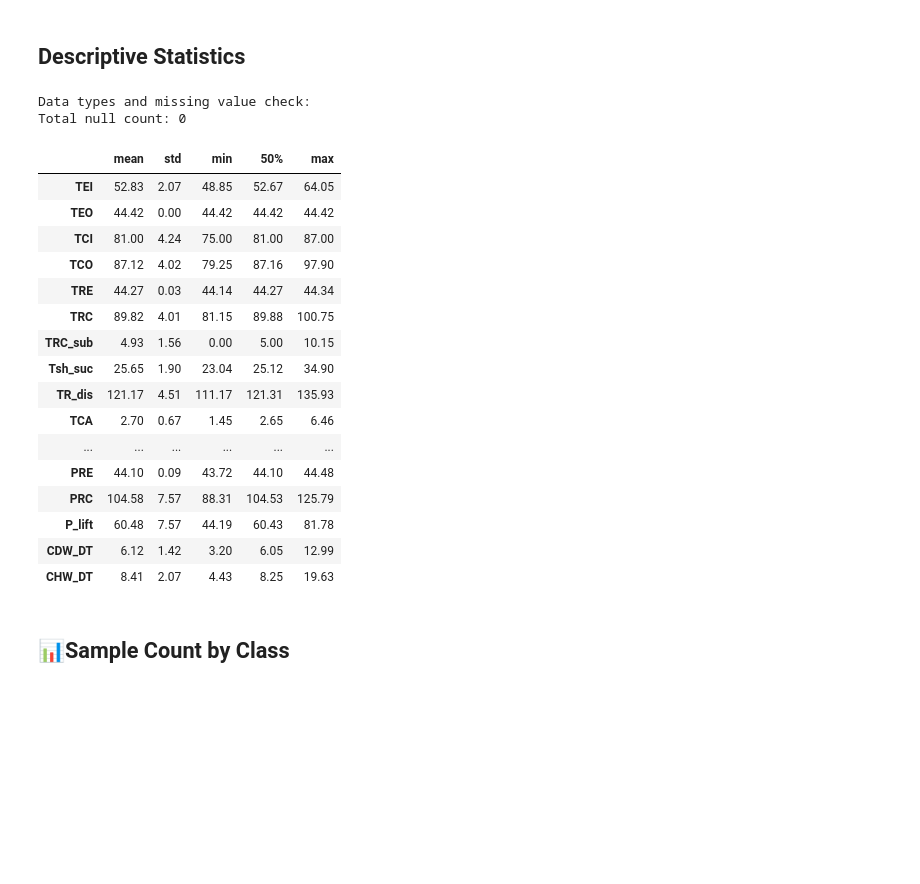
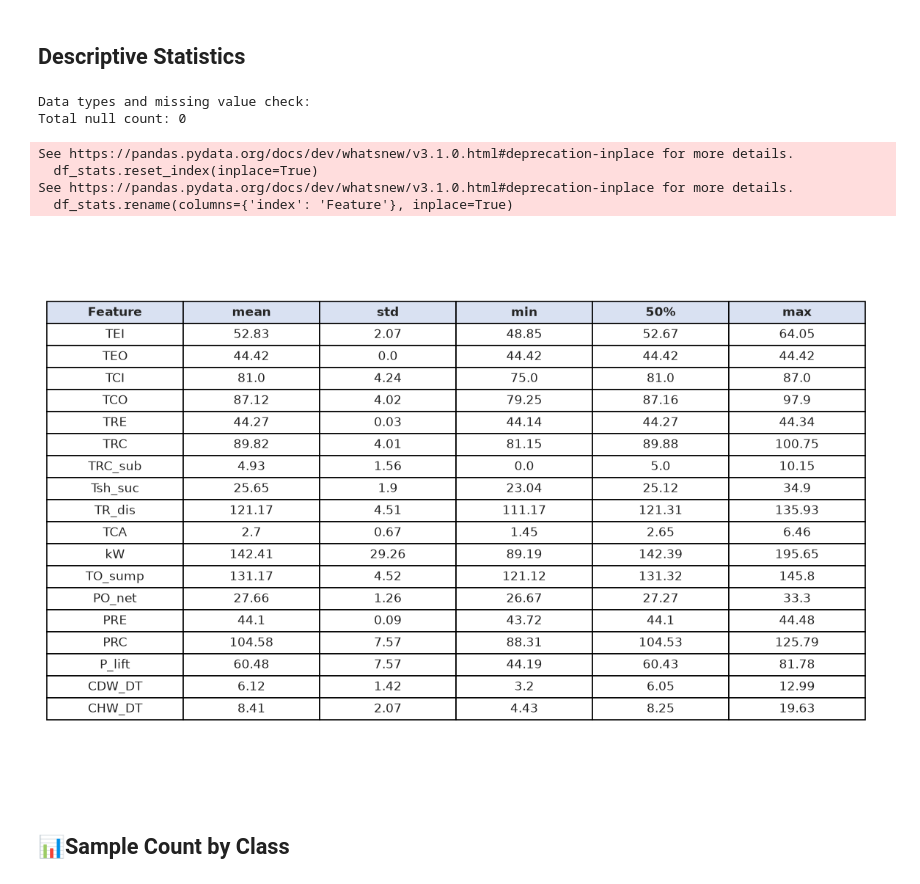
Before and after one commit to HenriqueOliveira2007/eda-chiller-fault-detection-diagnostics-dataset, a Jupyter notebook: analysis.ipynb, the cells around one changed output. Saved outputs shown, nothing was run; the diff lists cells and outputs as text; code cells hidden in the pictures; blank space fills up the shorter version.

```diff
--- a/analysis.ipynb
+++ b/analysis.ipynb
@@ -151,34 +176,48 @@ df
 # %%
 FEATURE_COLS = [
     'TEI', 'TEO', 'TCI', 'TCO', 'TRE', 'TRC', 'TRC_sub', 'Tsh_suc',
     'TR_dis', 'TCA', 'kW', 'TO_sump', 'PO_net', 'PRE', 'PRC', 'P_lift',
     'CDW_DT', 'CHW_DT'
 ]
 
 print("Data types and missing value check:")
 null_counts = df[FEATURE_COLS].isnull().sum()
 print(f"Total null count: {null_counts.sum()}")
-df[FEATURE_COLS].describe().T[['mean', 'std', 'min', '50%', 'max']].round(2)
+
+df_stats = df[FEATURE_COLS].describe().T[['mean', 'std', 'min', '50%', 'max']].round(2)
+
+df_stats.reset_index(inplace=True)
+df_stats.rename(columns={'index': 'Feature'}, inplace=True)
+
+fig, ax = plt.subplots(figsize=(10, 8))
+ax.axis('tight')
+ax.axis('off')
+
+tabela = ax.table(
+    cellText=df_stats.values,
+    colLabels=df_stats.columns,
+    cellLoc='center',
+    loc='center'
+)
+
+tabela.auto_set_font_size(False)
+tabela.set_fontsize(10)
+tabela.scale(1.2, 1.5)
+
+for (row, col), cell in tabela.get_celld().items():
+    if row == 0:
+        cell.set_text_props(weight='bold')
+        cell.set_facecolor('#d9e1f2')
+
+plt.savefig('descriptive.png', bbox_inches='tight', dpi=300)
 # %% [output]
 Data types and missing value check:
 Total null count: 0
-|  | mean | std | min | 50% | max |
-| TEI | 52.83 | 2.07 | 48.85 | 52.67 | 64.05 |
-| TEO | 44.42 | 0.00 | 44.42 | 44.42 | 44.42 |
-| TCI | 81.00 | 4.24 | 75.00 | 81.00 | 87.00 |
-| TCO | 87.12 | 4.02 | 79.25 | 87.16 | 97.90 |
-| TRE | 44.27 | 0.03 | 44.14 | 44.27 | 44.34 |
-| TRC | 89.82 | 4.01 | 81.15 | 89.88 | 100.75 |
-| TRC_sub | 4.93 | 1.56 | 0.00 | 5.00 | 10.15 |
-| Tsh_suc | 25.65 | 1.90 | 23.04 | 25.12 | 34.90 |
-| TR_dis | 121.17 | 4.51 | 111.17 | 121.31 | 135.93 |
-| TCA | 2.70 | 0.67 | 1.45 | 2.65 | 6.46 |
-| ... | ... | ... | ... | ... | ... |
-| PRE | 44.10 | 0.09 | 43.72 | 44.10 | 44.48 |
-| PRC | 104.58 | 7.57 | 88.31 | 104.53 | 125.79 |
-| P_lift | 60.48 | 7.57 | 44.19 | 60.43 | 81.78 |
-| CDW_DT | 6.12 | 1.42 | 3.20 | 6.05 | 12.99 |
-| CHW_DT | 8.41 | 2.07 | 4.43 | 8.25 | 19.63 |
+See https://pandas.pydata.org/docs/dev/whatsnew/v3.1.0.html#deprecation-inplace for more details.
+  df_stats.reset_index(inplace=True)
+See https://pandas.pydata.org/docs/dev/whatsnew/v3.1.0.html#deprecation-inplace for more details.
+  df_stats.rename(columns={'index': 'Feature'}, inplace=True)
+[figure, added]
 # %% [markdown]
 ## 📊Sample Count by Class
 # %%
```
Also changed, not shown: parts of 4 cells of this notebook, 5 other files.
